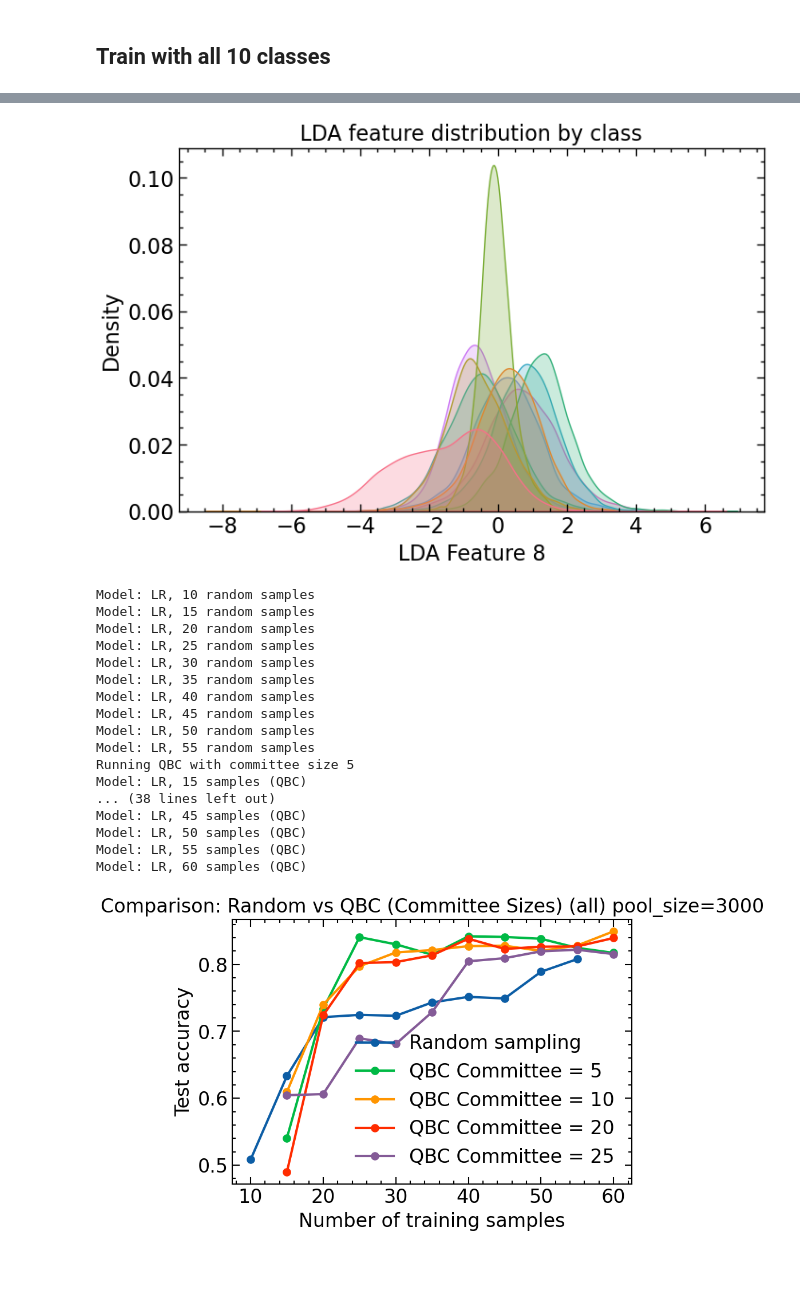
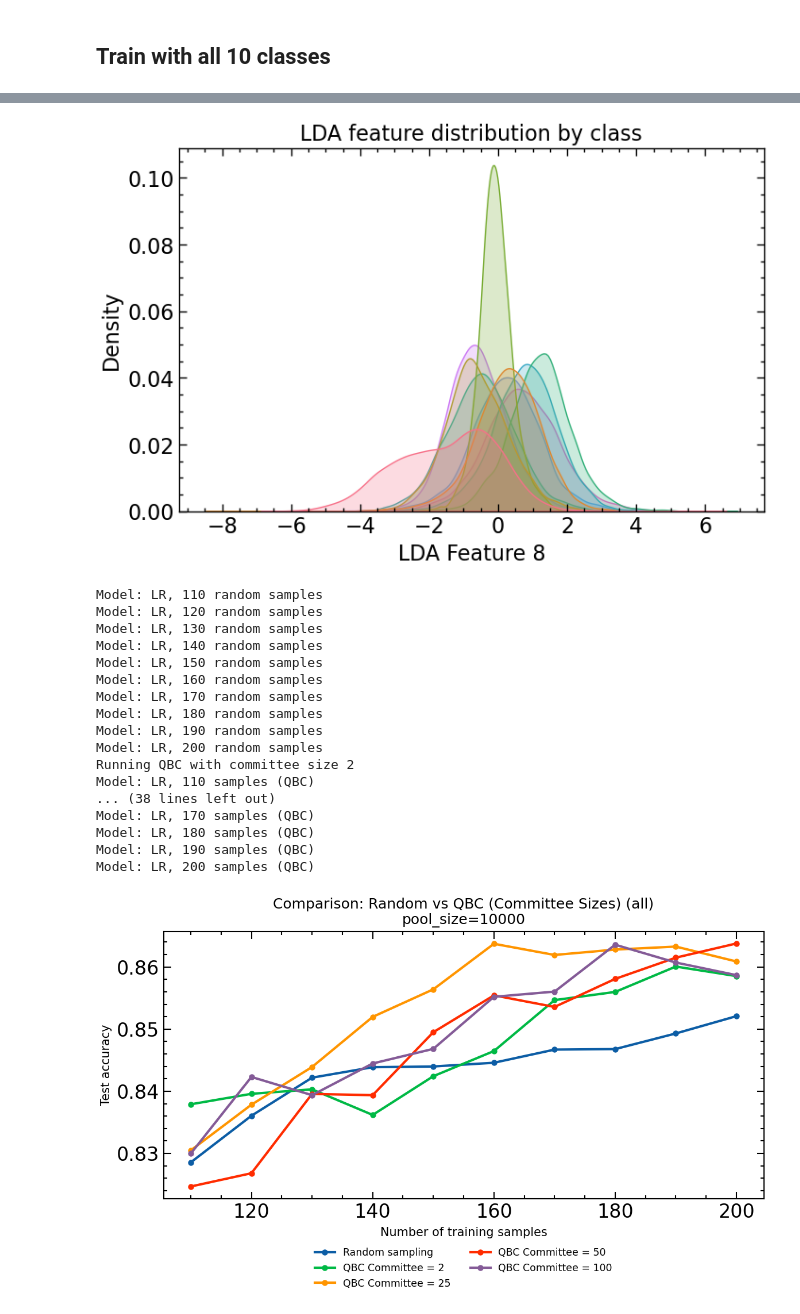
Before and after one commit to amapy-00/miniproject_2_02463, a Jupyter notebook: main.ipynb, the cells around one changed output, grey strips where cells are left out. Drawn from its saved outputs; the diff is of its cells as text; code cells hidden in the pictures; blank space fills up the shorter version.

Commit message:
Enhance active learning simulation and experiment visualization with improved iteration logic and plot formatting

```diff
--- a/main.ipynb
+++ b/main.ipynb
@@ -75,38 +75,38 @@ Model: LR, 60 samples (QBC)
 ## Train with all 10 classes
 # %%
 # Experiment 3: All digits; LDA with 8 components; different active learning parameters
-exp3_params = {'initial_samples': 10, 'added_samples': 5, 'num_iterations': 10, 'committee_sizes': [5,10,20,25]}
+exp3_params = {'initial_samples': 100, 'added_samples': 10, 'num_iterations': 10, 'committee_sizes': [2,25,50,100]}
 run_experiment("all", lda_dims=8, active_params=exp3_params, legend_labels=('Random sampling', 'QBC'))
 # %% [output]
 Running experiment for digits all with LDA dims 8
 Data shape: (70000, 784) (70000,)
 [figure]
 PCA (n_components=2) variance: 0.16901560509373448
 PCA (n_components=1) variance: 0.09746115922494741
 LDA (n_components=8) variance: 0.9730969597741569, new shape: (70000, 8)
 [figure]
 [figure]
 [figure]
 [figure]
 [figure]
 [figure]
 [figure]
 [figure]
-Model: LR, 10 random samples
-Model: LR, 15 random samples
-Model: LR, 20 random samples
-Model: LR, 25 random samples
-Model: LR, 30 random samples
-Model: LR, 35 random samples
-Model: LR, 40 random samples
-Model: LR, 45 random samples
-Model: LR, 50 random samples
-Model: LR, 55 random samples
-Running QBC with committee size 5
-Model: LR, 15 samples (QBC)
+Model: LR, 110 random samples
+Model: LR, 120 random samples
+Model: LR, 130 random samples
+Model: LR, 140 random samples
+Model: LR, 150 random samples
+Model: LR, 160 random samples
+Model: LR, 170 random samples
+Model: LR, 180 random samples
+Model: LR, 190 random samples
+Model: LR, 200 random samples
+Running QBC with committee size 2
+Model: LR, 110 samples (QBC)
 ... (38 lines left out)
-Model: LR, 45 samples (QBC)
-Model: LR, 50 samples (QBC)
-Model: LR, 55 samples (QBC)
-Model: LR, 60 samples (QBC)
+Model: LR, 170 samples (QBC)
+Model: LR, 180 samples (QBC)
+Model: LR, 190 samples (QBC)
+Model: LR, 200 samples (QBC)
-[figure, old version]
+[figure, new version]
```
Also changed, not shown: 1 other file.
